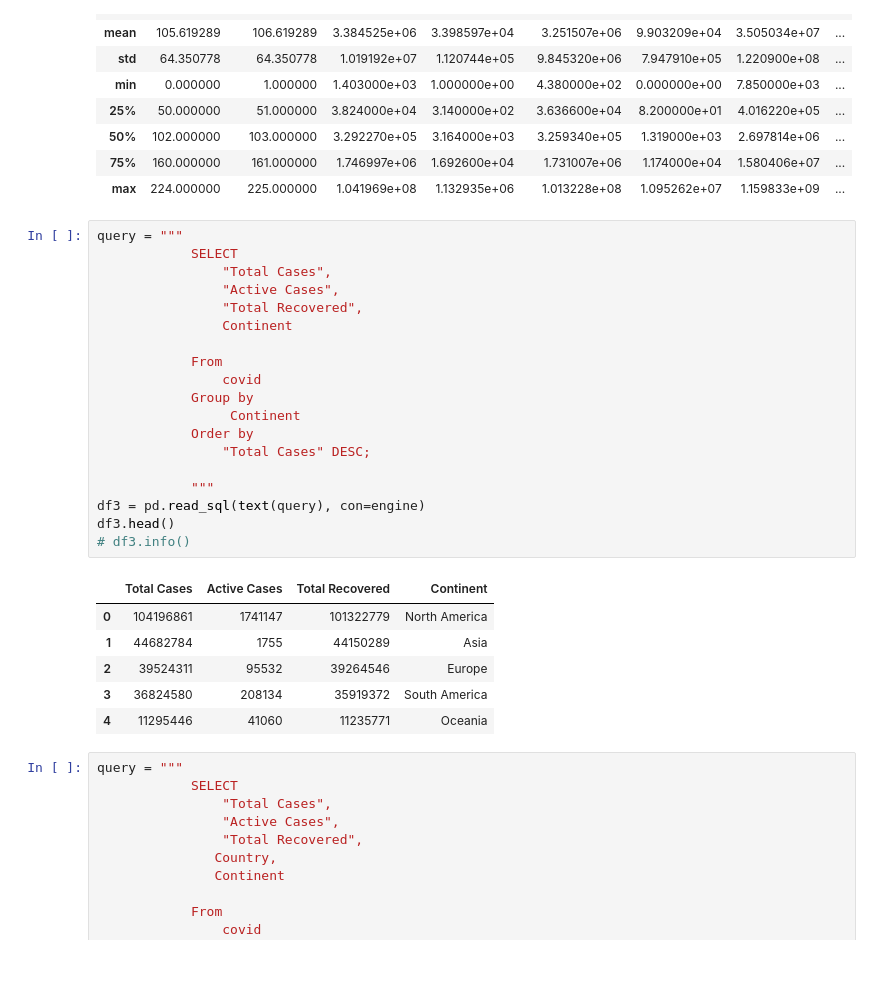
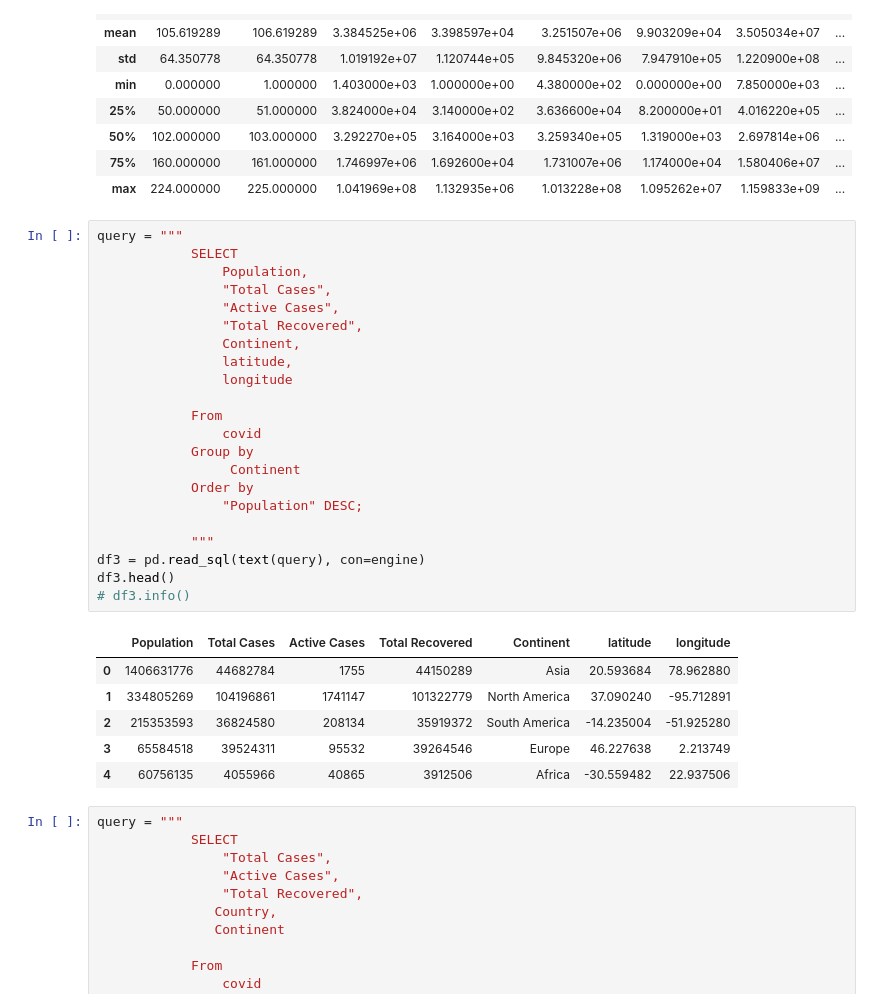
Before and after one commit to BootCamp24/project-3-group-05, a Jupyter notebook: data_engineering_eda/EDA.ipynb, the cells around one changed output. Cells and saved outputs as stored; diff of their text form; blank space fills up the shorter version.

```diff
--- a/data_engineering_eda/EDA.ipynb
+++ b/data_engineering_eda/EDA.ipynb
@@ -127,29 +127,32 @@ df.describe()
 # %%
 query = """
             SELECT
+                Population,
                 "Total Cases",
                 "Active Cases",
                 "Total Recovered",
-                Continent
+                Continent,
+                latitude,
+                longitude
 
             From
                 covid
             Group by
                  Continent
             Order by
-                "Total Cases" DESC;
+                "Population" DESC;
 
             """
 df3 = pd.read_sql(text(query), con=engine)
 df3.head()
 # df3.info()
 # %% [output]
-|  | Total Cases | Active Cases | Total Recovered | Continent |
-| 0 | 104196861 | 1741147 | 101322779 | North America |
-| 1 | 44682784 | 1755 | 44150289 | Asia |
-| 2 | 39524311 | 95532 | 39264546 | Europe |
-| 3 | 36824580 | 208134 | 35919372 | South America |
-| 4 | 11295446 | 41060 | 11235771 | Oceania |
+|  | Population | Total Cases | Active Cases | Total Recovered | Continent | latitude | longitude |
+| 0 | 1406631776 | 44682784 | 1755 | 44150289 | Asia | 20.593684 | 78.962880 |
+| 1 | 334805269 | 104196861 | 1741147 | 101322779 | North America | 37.090240 | -95.712891 |
+| 2 | 215353593 | 36824580 | 208134 | 35919372 | South America | -14.235004 | -51.925280 |
+| 3 | 65584518 | 39524311 | 95532 | 39264546 | Europe | 46.227638 | 2.213749 |
+| 4 | 60756135 | 4055966 | 40865 | 3912506 | Africa | -30.559482 | 22.937506 |
 # %%
 query = """
             SELECT
```
Also changed, not shown: parts of 4 cells of this notebook, 9 other files.
